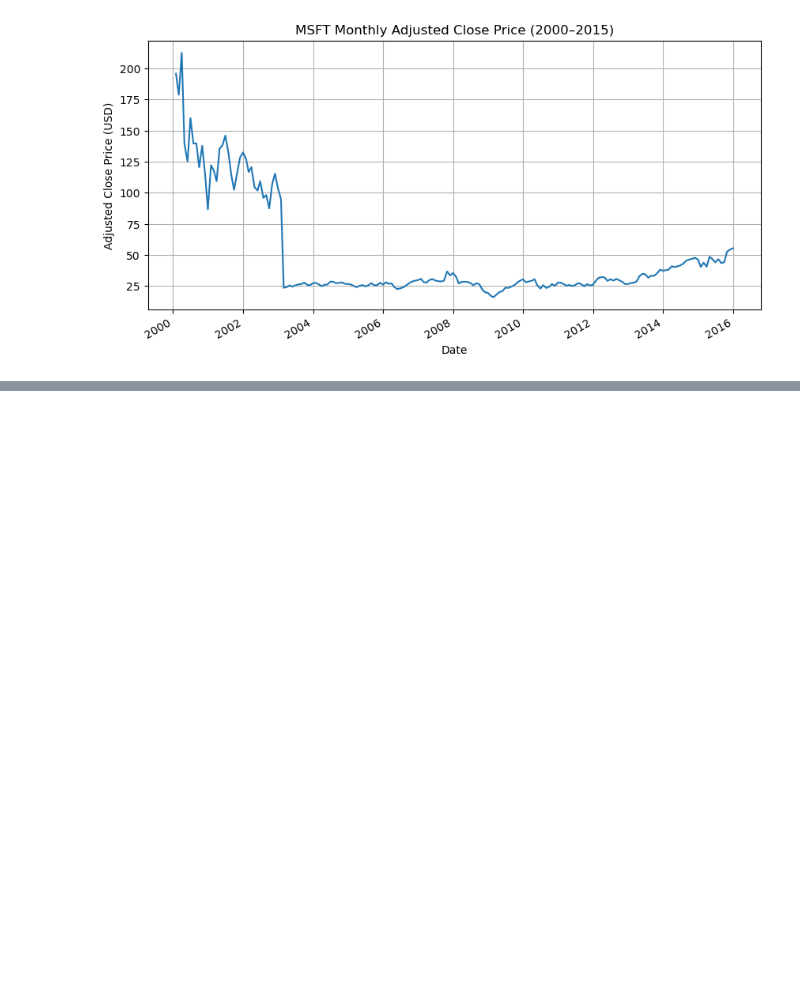
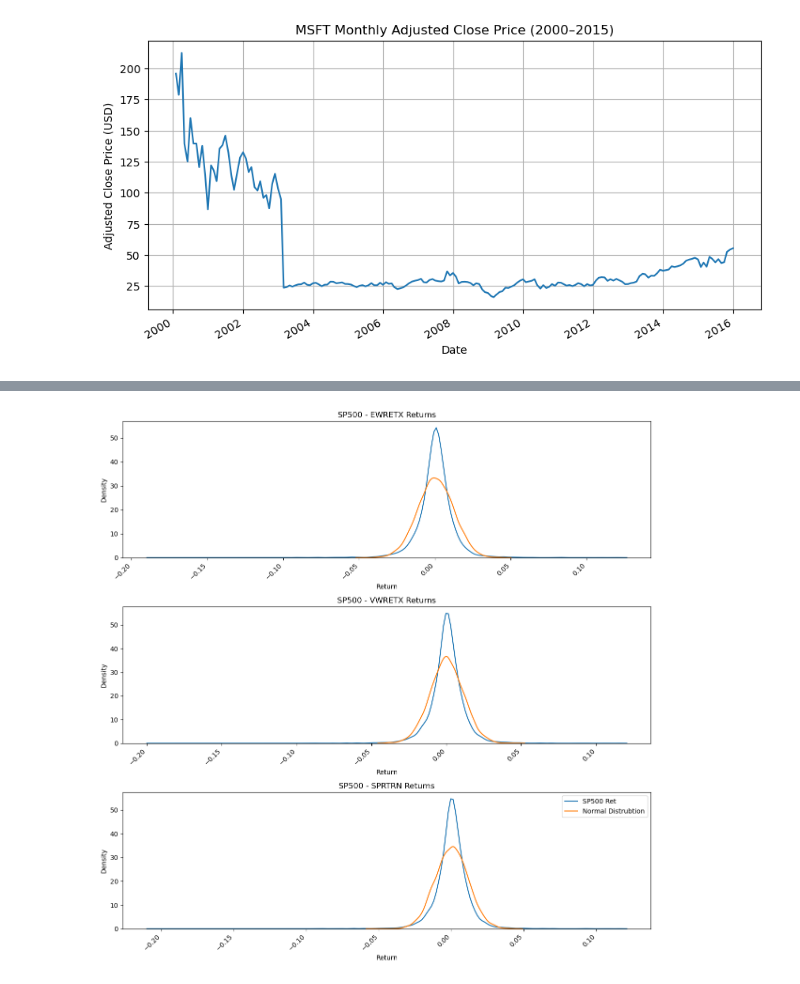
Before and after one commit to wangyouan/AIandFinance2025, a Jupyter notebook: lecture3_financial_data_acquisition_and_analysis.ipynb, the cells around one changed output, grey strips where cells are left out. Saved outputs shown, nothing was run; the diff lists cells and outputs as text; code cells hidden in the pictures; blank space fills up the shorter version.

Commit message:
update data

```diff
--- a/lecture3_financial_data_acquisition_and_analysis.ipynb
+++ b/lecture3_financial_data_acquisition_and_analysis.ipynb
@@ -134,0 +174,8 @@ plt.show()
+# %%
+## The three columns represent:
+# ewretx: Equal-Weighted Return (excluding dividends)
+# vwretx: Value-Weighted Return (excluding dividends)
+# sprtrn: S&P 500 Index Return (including dividends)
+sp500_ret = sp500_df.loc[:,['ewretx','vwretx','sprtrn']]
+des_stat = sp500_ret.describe().T
+des_stat
@@ -134,0 +205,5 @@ plt.show()
+# %%
+des_stat.loc['ewretx','skew'] = stats.skew(sp500_ret.ewretx)
+des_stat.loc['vwretx','skew'] = stats.skew(sp500_ret.vwretx)
+des_stat.loc['sprtrn','skew'] = stats.skew(sp500_ret.sprtrn)
+des_stat
@@ -134,0 +223,5 @@ plt.show()
+# %%
+des_stat.loc['ewretx','kurtosis'] = stats.kurtosis(sp500_ret.ewretx)
+des_stat.loc['vwretx','kurtosis'] = stats.kurtosis(sp500_ret.vwretx)
+des_stat.loc['sprtrn','kurtosis'] = stats.kurtosis(sp500_ret.sprtrn)
+des_stat
@@ -134,0 +233,35 @@ plt.show()
+# %%
+## visualization
+# Create a subplot with 3 rows and 1 column
+fig, axes = plt.subplots(nrows=3, ncols=1, figsize=(12, 12))
+# Iterate over the three columns of the DataFrame
+for i, column in enumerate(['ewretx', 'vwretx', 'sprtrn']):
+    # Generate corresponding normal data (same mean and standard deviation)
+    normal_data = np.random.normal(loc=des_stat.loc[column,'mean'], scale=des_stat.loc[column,'std'], size=len(sp500_ret.sprtrn))
+
+    # Plot histogram and KDE (Kernel Density Estimation) curve
+    sns.kdeplot(sp500_ret[column], ax=axes[i], label="SP500 Ret")
+    sns.kdeplot(normal_data, ax=axes[i], label="Normal Distribution")
+
+    # Set subplot title
+    axes[i].set_title(f'SP500 - {column.upper()} Returns')
+
+    # Set x-axis label
+    axes[i].set_xlabel('Return')
+
+    # Set y-axis label
+    axes[i].set_ylabel('Density')
+
+    # Rotate x-axis labels to avoid overlap
+    plt.setp(axes[i].get_xticklabels(), rotation=45, ha='right')
+
+    # Adjust spacing between subplots
+    plt.tight_layout()
+
+# Set legend
+plt.legend(labels=['SP500 Ret','Normal Distribution'])
+
+# Show plot
+plt.show()
+# %% [output]
+[figure, added]
```
Also changed, not shown: parts of 11 cells of this notebook, 6 other files.
